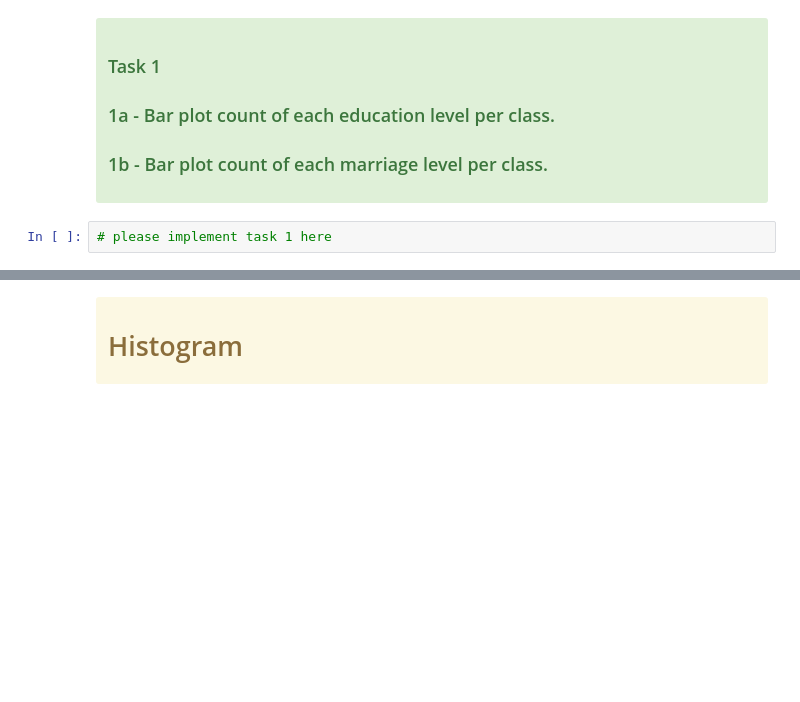
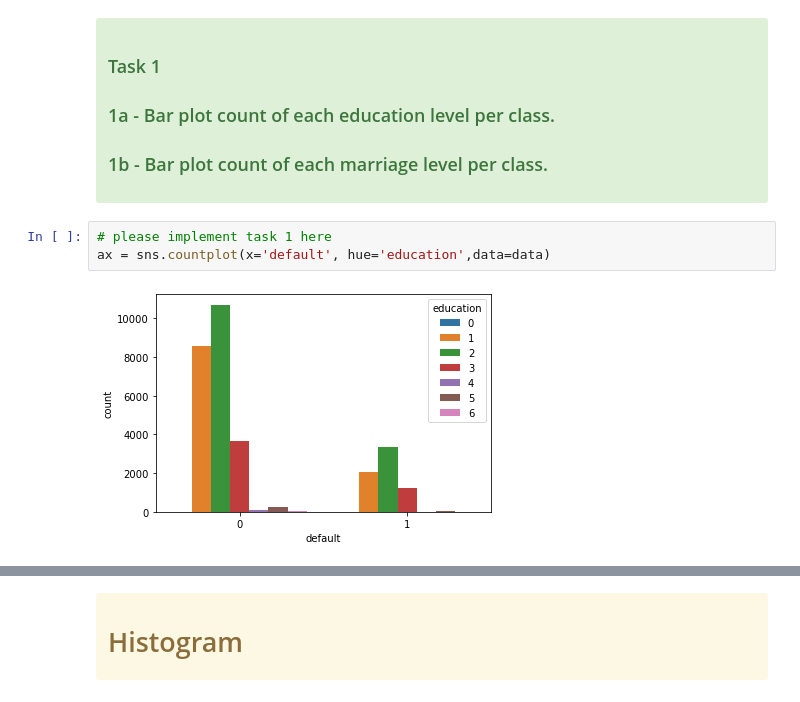
Before and after one commit to FredrikM97/data_mining, a Jupyter notebook: Labs/Lab1/lab0_data_exploration(4).ipynb, the cells around one changed output, grey strips where cells are left out. Drawn from its saved outputs; the diff is of its cells as text; blank space fills up the shorter version.

```diff
--- a/Labs/Lab1/lab0_data_exploration(4).ipynb
+++ b/Labs/Lab1/lab0_data_exploration(4).ipynb
@@ -135,3 +135,6 @@ ax = sns.countplot(x='sex',hue='education',data=data)
 </div>
 # %%
 # please implement task 1 here
+ax = sns.countplot(x='default', hue='education',data=data)
+# %% [output]
+[figure, added]
```
Also changed, not shown: parts of 15 cells of this notebook.
